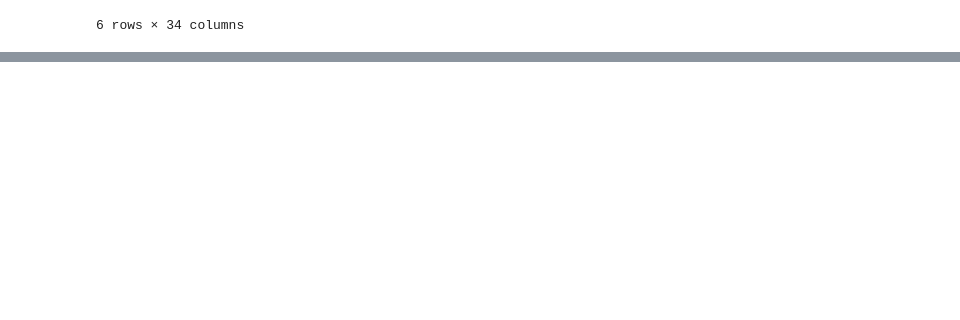
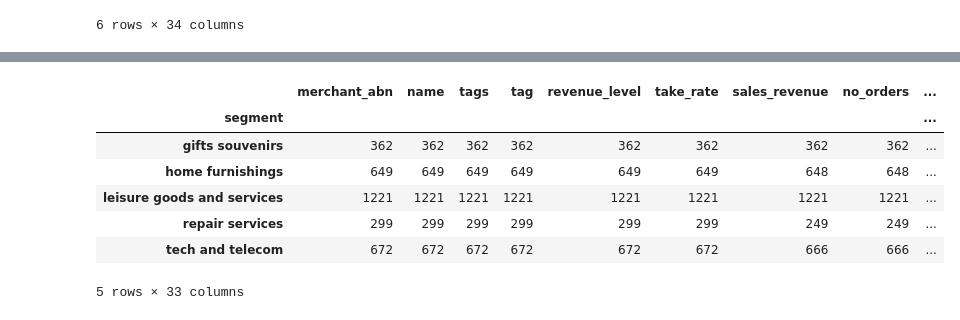
Before and after one commit to MAST30034-Applied-Data-Science/generic-buy-now-pay-later-project-group-19, a Jupyter notebook: notebooks/unweighted_average_ranking.ipynb, the cells around one changed output, grey strips where cells are left out. Saved outputs shown, nothing was run; the diff lists cells and outputs as text; code cells hidden in the pictures; blank space fills up the shorter version.

```diff
--- a/notebooks/unweighted_average_ranking.ipynb
+++ b/notebooks/unweighted_average_ranking.ipynb
@@ -214,0 +229,11 @@ segmented_100_df[segmented_100_df['segment'] == 'repair services']
+# %%
+segmented_merchant_df.groupby('segment').count()
+# %% [output]
+|  | merchant_abn | name | tags | tag | revenue_level | take_rate | sales_revenue | no_orders | ... |
+| segment |  |  |  |  |  |  |  |  | ... |
+| gifts souvenirs | 362 | 362 | 362 | 362 | 362 | 362 | 362 | 362 | ... |
+| home furnishings | 649 | 649 | 649 | 649 | 649 | 649 | 648 | 648 | ... |
+| leisure goods and services | 1221 | 1221 | 1221 | 1221 | 1221 | 1221 | 1221 | 1221 | ... |
+| repair services | 299 | 299 | 299 | 299 | 299 | 299 | 249 | 249 | ... |
+| tech and telecom | 672 | 672 | 672 | 672 | 672 | 672 | 666 | 666 | ... |
+5 rows × 33 columns
```
Also changed, not shown: parts of 3 cells of this notebook, 1 other file.
